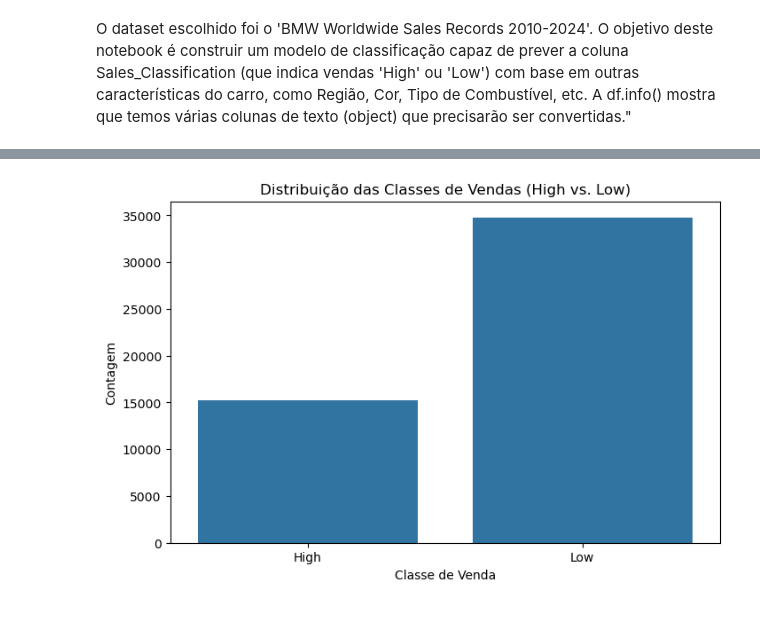
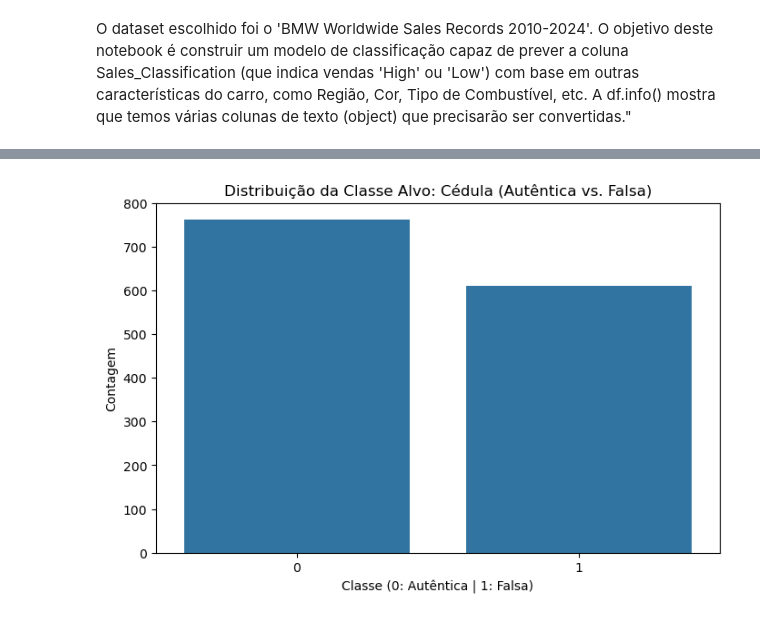
Before and after one commit to thiagorovari/Classificacao_Regressao, a Jupyter notebook: Classificacao.ipynb, the cells around one changed output, grey strips where cells are left out. Drawn from its saved outputs; the diff is of its cells as text; code cells hidden in the pictures.

```diff
--- a/Classificacao.ipynb
+++ b/Classificacao.ipynb
@@ -5,10 +21,7 @@ O dataset escolhido foi o 'BMW Worldwide Sales Records 2010-2024'. O objetivo de
 # %%
 import pandas as pd
-import numpy as np
-import matplotlib.pyplot as plt
-import seaborn as sns
 
-df = pd.read_csv('BMW_Worldwide_Sales.csv')
+df = pd.read_csv('BankNoteAuthentication.csv')
 
 print("----- Primeiras 5 linhas -----")
 print(df.head())
@@ -37,9 +54,12 @@ None
 # %%
+import matplotlib.pyplot as plt
+import seaborn as sns
+
 plt.figure(figsize=(8, 5))
-sns.countplot(x='Sales_Classification', data=df)
-plt.title('Distribuição das Classes de Vendas (High vs. Low)')
-plt.xlabel('Classe de Venda')
+sns.countplot(x='class', data=df)
+plt.title('Distribuição da Classe Alvo: Cédula (Autêntica vs. Falsa)')
+plt.xlabel('Classe (0: Autêntica | 1: Falsa)')
 plt.ylabel('Contagem')
 plt.show()
 # %% [output]
-[figure, old version]
+[figure, new version]
```
Also changed, not shown: parts of 32 cells of this notebook, 2 other files.
